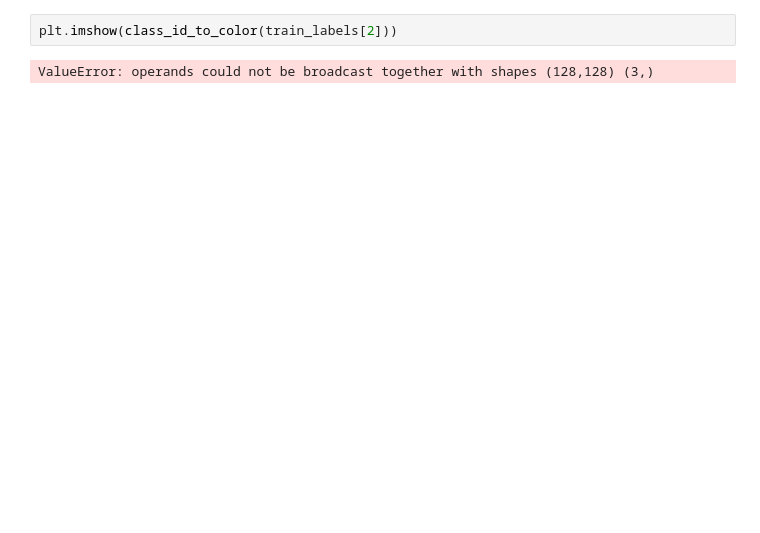
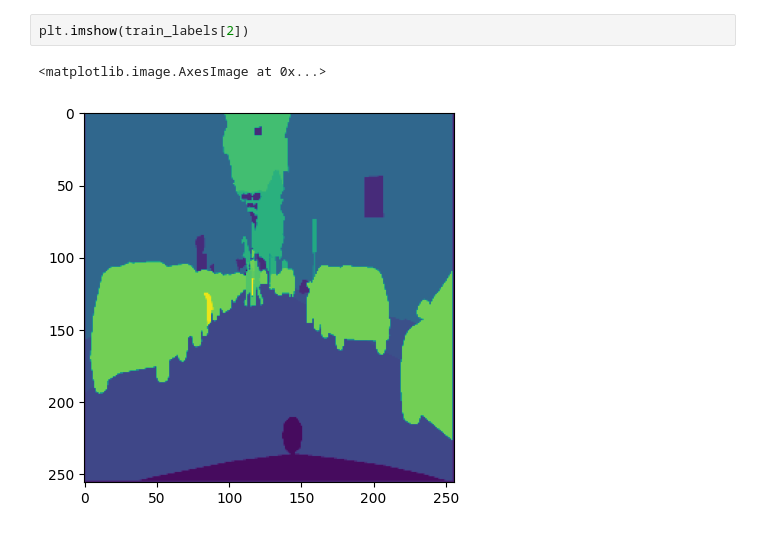
Before and after one commit to Renamethis/cctv_segmentation, a Jupyter notebook: unet.ipynb, the cells around one changed output. Drawn from its saved outputs; the diff is of its cells as text; blank space fills up the shorter version.

```diff
--- a/unet.ipynb
+++ b/unet.ipynb
@@ -115,7 +106,8 @@ plt.imshow(train_input[2])
 # %%
-plt.imshow(class_id_to_color(train_labels[2]))
+plt.imshow(train_labels[2])
 # %% [output]
-ValueError: operands could not be broadcast together with shapes (128,128) (3,)
+<matplotlib.image.AxesImage at 0x...>
+[figure, added]
 # %%
 import tensorflow as tf
 from tensorflow.keras import layers, Model
```
Also changed, not shown: parts of 13 cells of this notebook.
